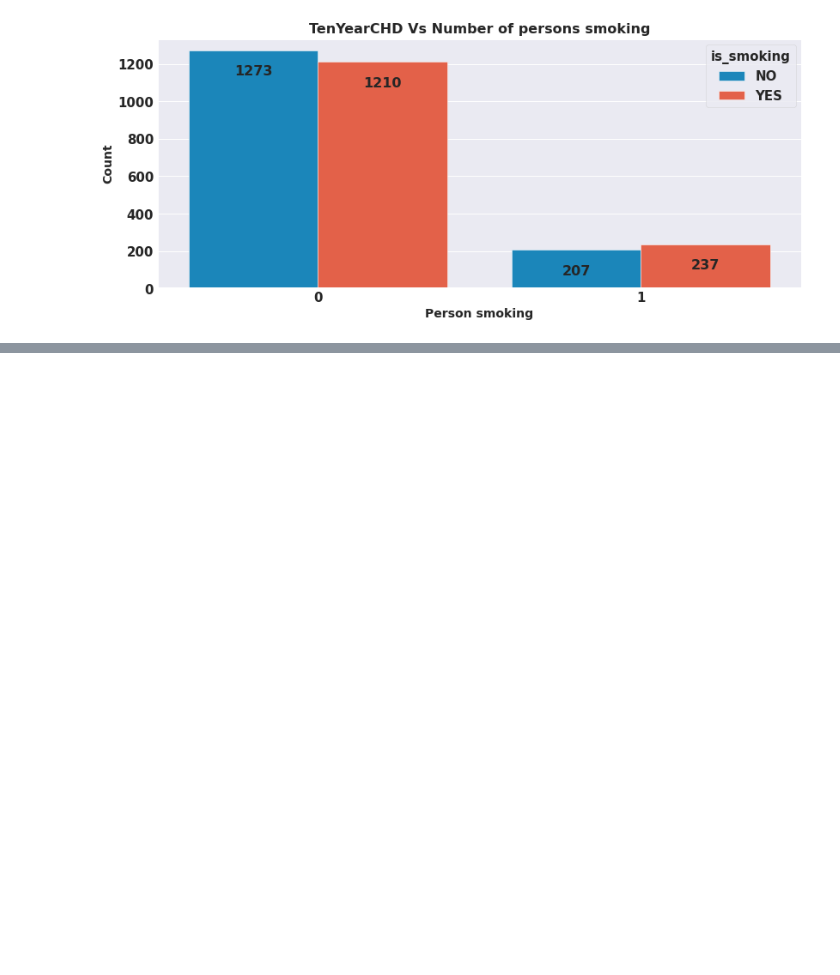
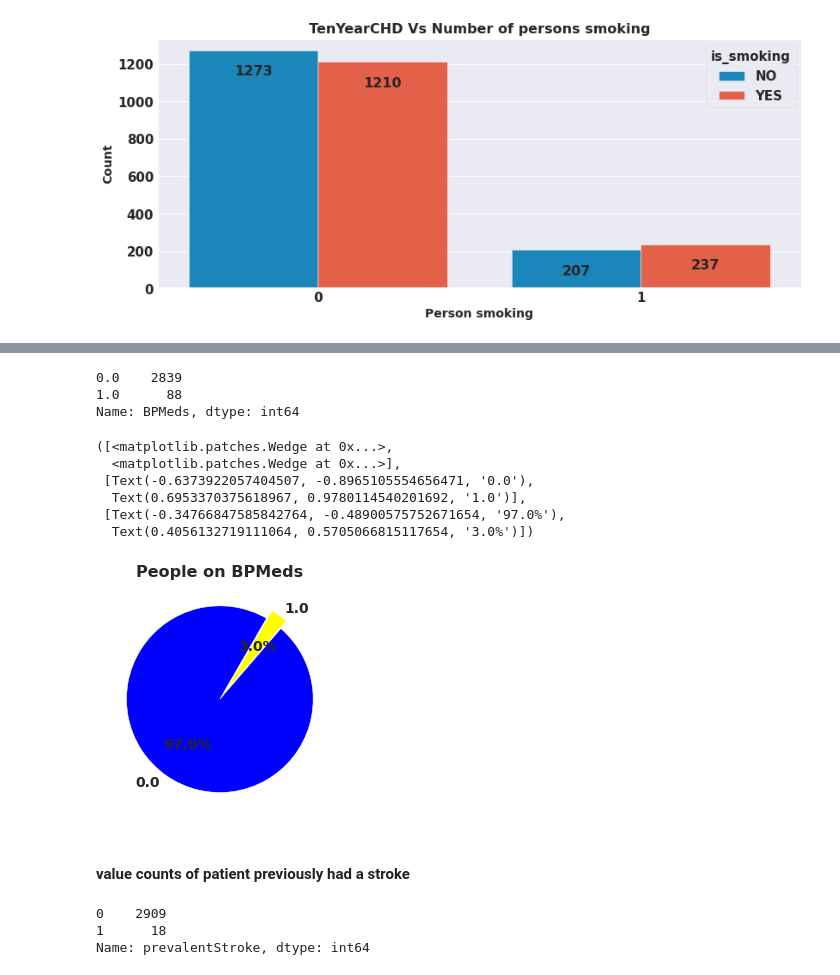
Before and after one commit to yashwany/Cardiovascular-Risk-Prediction, a Jupyter notebook: Capstone_Project_Cardiovascular_Risk_Prediction.ipynb, the cells around one changed output, grey strips where cells are left out. Saved outputs shown, nothing was run; the diff lists cells and outputs as text; code cells hidden in the pictures; blank space fills up the shorter version.

```diff
--- a/Capstone_Project_Cardiovascular_Risk_Prediction.ipynb
+++ b/Capstone_Project_Cardiovascular_Risk_Prediction.ipynb
@@ -399,0 +443,34 @@ plt.show()
+# %%
+# value counts of patient was on blood pressure medication
+BPMeds = df['BPMeds'].dropna(0).value_counts()
+BPMeds
+# %% [output]
+0.0    2839
+1.0      88
+Name: BPMeds, dtype: int64
+# %%
+plt.rcParams['figure.figsize'] = 4,4
+labels = df['BPMeds'].value_counts().index.tolist()
+sizes = df['BPMeds'].value_counts().tolist()
+plt.title('People on BPMeds', size=16)
+colors = ['blue','yellow']
+explode = (0, 0.1)
+plt.pie(sizes, labels=labels,explode = (0, 0.1), colors=colors,autopct='%1.1f%%' ,startangle=60,textprops={'fontsize': 14})
+# %% [output]
+([<matplotlib.patches.Wedge at 0x...>,
+  <matplotlib.patches.Wedge at 0x...>],
+ [Text(-0.6373922057404507, -0.8965105554656471, '0.0'),
+  Text(0.6953370375618967, 0.9780114540201692, '1.0')],
+ [Text(-0.34766847585842764, -0.48900575752671654, '97.0%'),
+  Text(0.4056132719111064, 0.5705066815117654, '3.0%')])
+[figure, added]
+# %% [markdown]
+#### **value counts of patient previously had a stroke**
+# %%
+#value counts of patient previously had a stroke
+prevalentStroke = df['prevalentStroke'].value_counts()
+prevalentStroke
+# %% [output]
+0    2909
+1      18
+Name: prevalentStroke, dtype: int64
```
Also changed, not shown: parts of 56 cells of this notebook.
